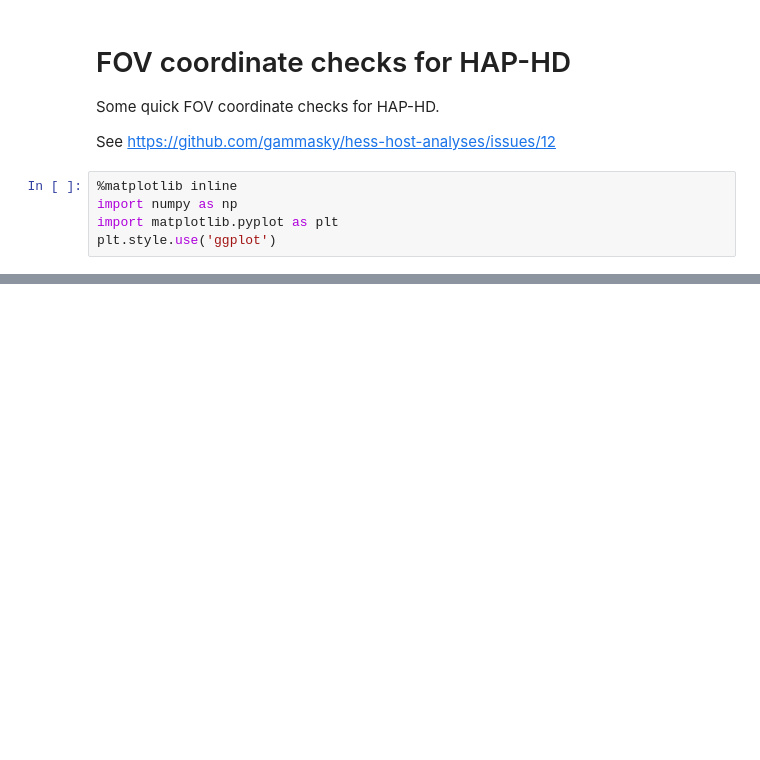
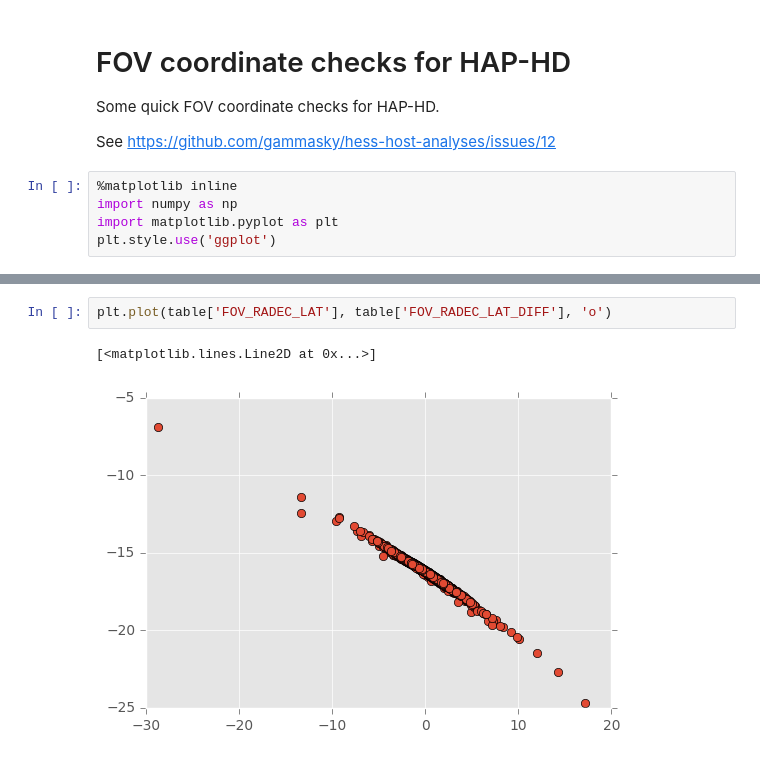
Before and after one commit to cdeil/astrometric_checks, a Jupyter notebook: fov_coordinates_check.ipynb, the cells around one changed output, grey strips where cells are left out. Saved outputs shown, nothing was run; the diff lists cells and outputs as text; blank space fills up the shorter version.

```diff
--- a/fov_coordinates_check.ipynb
+++ b/fov_coordinates_check.ipynb
@@ -41,0 +42,5 @@ plt.ylim(-1, 1)
+# %%
+plt.plot(table['FOV_RADEC_LAT'], table['FOV_RADEC_LAT_DIFF'], 'o')
+# %% [output]
+[<matplotlib.lines.Line2D at 0x...>]
+[figure, added]
```
Also changed, not shown: parts of 6 cells of this notebook, 3 other files.
